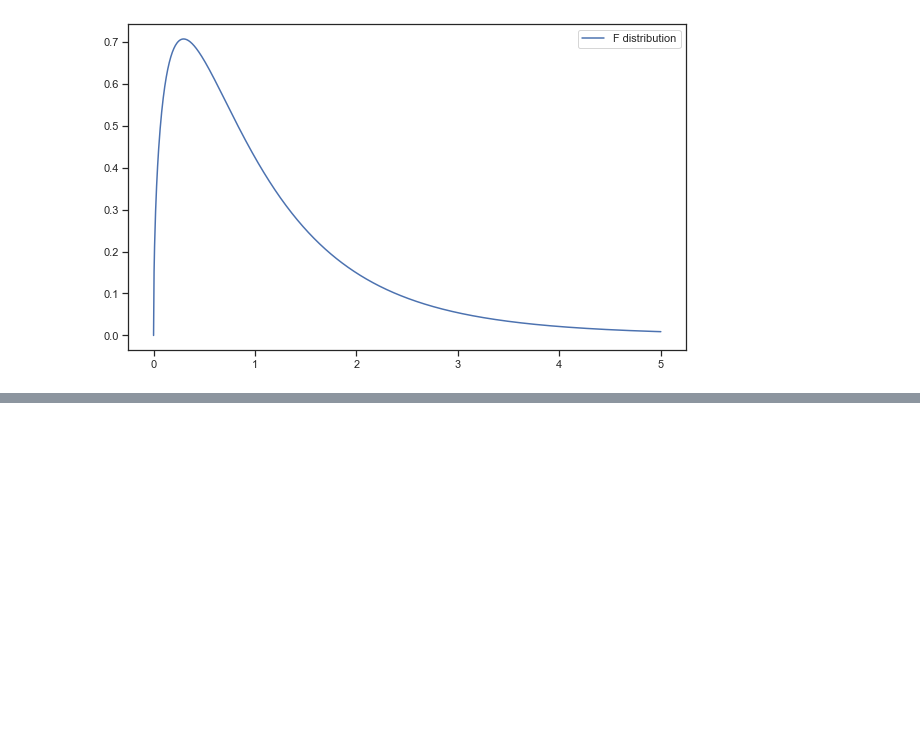
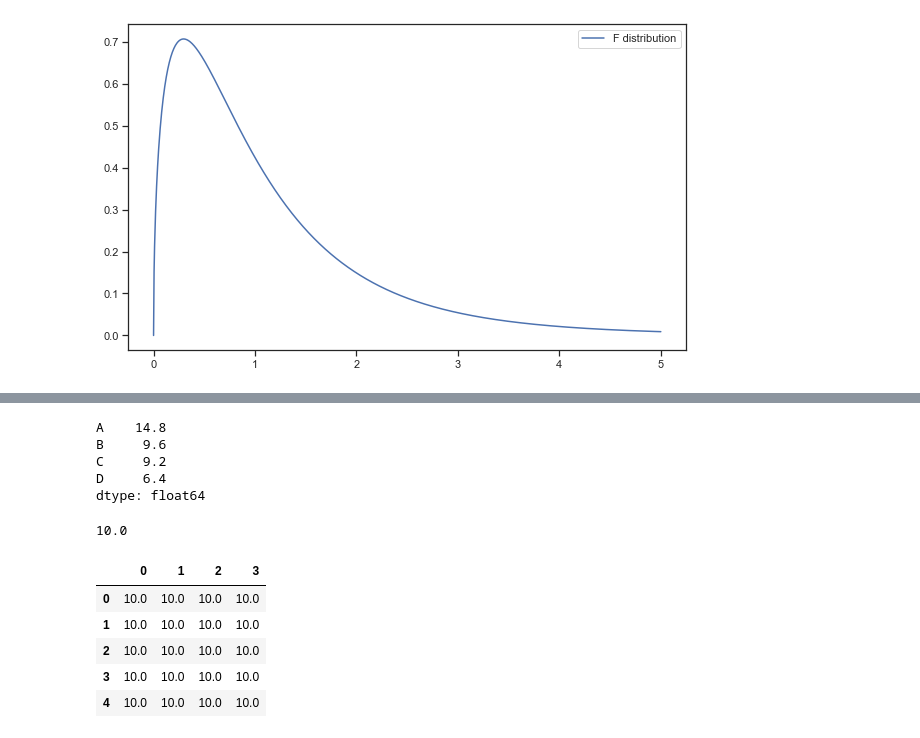
Before and after one commit to kanix29/statistics_r2python, a Jupyter notebook: Chapter7.ipynb, the cells around one changed output, grey strips where cells are left out. Cells and saved outputs as stored; diff of their text form; code cells hidden in the pictures; blank space fills up the shorter version.

```diff
--- a/Chapter7.ipynb
+++ b/Chapter7.ipynb
@@ -67,0 +74,3 @@ array([15,  9, 18, 14, 18, 13,  8,  8, 12,  7, 10,  6, 11,  7, 12, 10,  7,
+# %%
+all_data = pd.DataFrame({'A':A, 'B':B, 'C':C, 'D':D})
+all_data
@@ -67,0 +84,24 @@ array([15,  9, 18, 14, 18, 13,  8,  8, 12,  7, 10,  6, 11,  7, 12, 10,  7,
+# %%
+group_avg = all_data.mean()
+group_avg
+# %% [output]
+A    14.8
+B     9.6
+C     9.2
+D     6.4
+dtype: float64
+# %%
+all_avg = np.mean(all_data.values)
+all_avg
+# %% [output]
+10.0
+# %%
+all_avg_df = pd.DataFrame(np.repeat(all_avg, 20).reshape(5,4))
+all_avg_df
+# %% [output]
+|  | 0 | 1 | 2 | 3 |
+| 0 | 10.0 | 10.0 | 10.0 | 10.0 |
+| 1 | 10.0 | 10.0 | 10.0 | 10.0 |
+| 2 | 10.0 | 10.0 | 10.0 | 10.0 |
+| 3 | 10.0 | 10.0 | 10.0 | 10.0 |
+| 4 | 10.0 | 10.0 | 10.0 | 10.0 |
```
Also changed, not shown: parts of 52 cells of this notebook, 1 other file.
